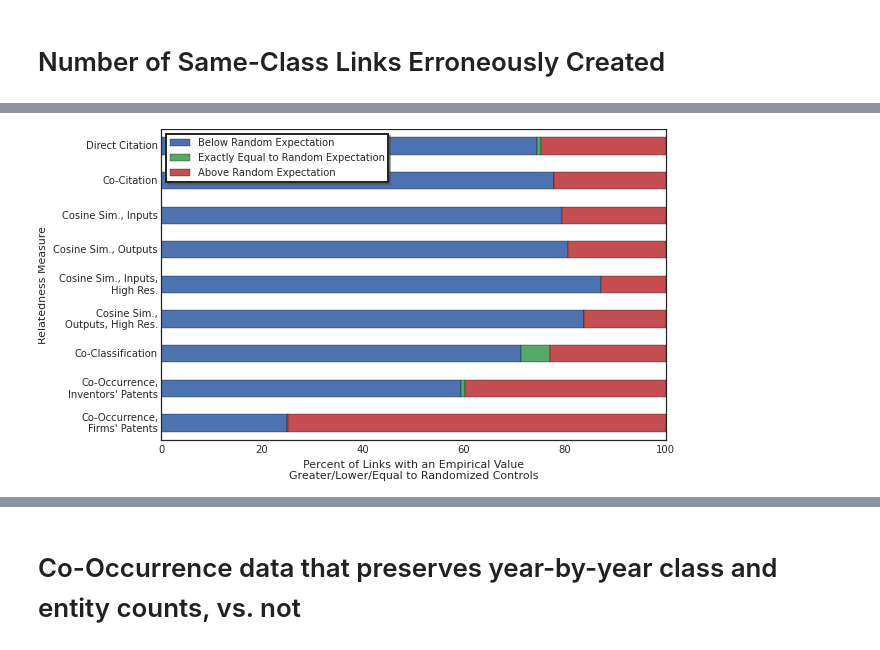
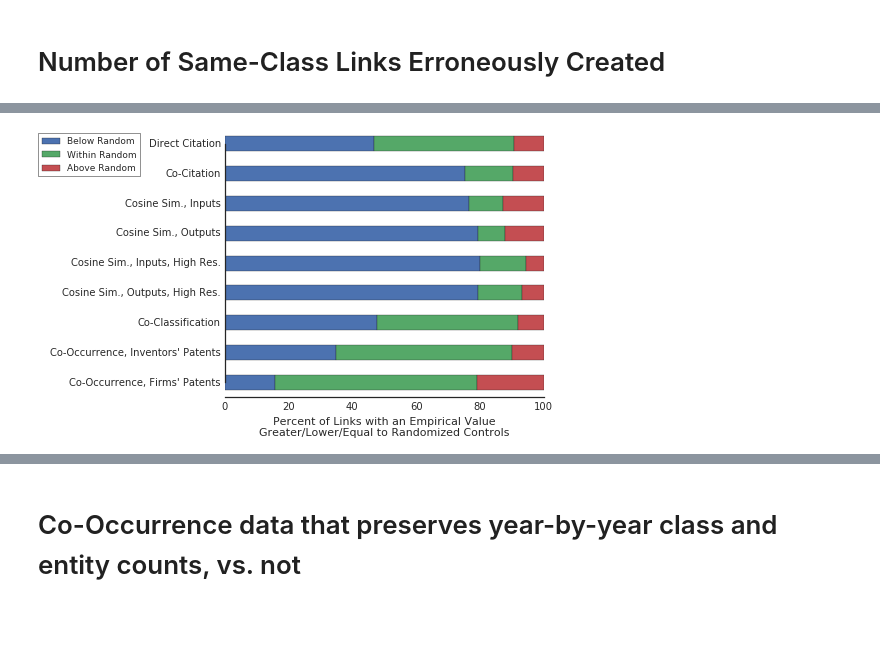
Before and after one commit to jeffalstott/technologyspace, a Jupyter notebook: src/Manuscript_Figures.ipynb, the cells around one changed output, grey strips where cells are left out. Drawn from its saved outputs; the diff is of its cells as text; code cells hidden in the pictures; blank space fills up the shorter version.

Commit message:
Revision of code for new analyses, bug fixes, and improved figures.

```diff
--- a/src/Manuscript_Figures.ipynb
+++ b/src/Manuscript_Figures.ipynb
@@ -771,8 +699,8 @@ Most links are weak, some links are strong
 # %%
 store = pd.HDFStore(data_directory+'Class_Relatedness_Networks/class_relatedness_networks.h5')
 # %%
-controls_max = clean_measure_names(store['randomized_max_%s'%class_system].ix[:,target_year])
-controls_min = clean_measure_names(store['randomized_min_%s'%class_system].ix[:,target_year])
+controls_max = clean_measure_names(store['randomized_max_%s'%class_system].ix[:,target_year, empirical.major_axis, empirical.minor_axis])
+controls_min = clean_measure_names(store['randomized_min_%s'%class_system].ix[:,target_year, empirical.major_axis, empirical.minor_axis])
 # %%
 summary_table = pd.DataFrame(index=empirical.items,
                             columns=["Below Randomized Controls",
@@ -934,16 +720,3 @@ NameError: name 'class_labels' is not defined
-# %%
-summary_table = pd.DataFrame(index=z_scores.items,
-                            columns=["Below Random Expectation",
-                                     "Exactly Equal to Random Expectation",
-                                     "Above Random Expectation",
-                                     ]
-                            )
-
-for measure in z_scores.items:
-    vals = off_diagonal(z_scores.ix[measure].fillna(0).values)
-    summary_table.ix[measure, "Above Random Expectation"] = 100*(sum(vals>0)/len(vals))
-    summary_table.ix[measure, "Below Random Expectation"] = 100*(sum(vals<0)/len(vals))
-    summary_table.ix[measure, "Exactly Equal to Random Expectation"] = 100*(sum(vals==0)/len(vals))
 # %%
 summary_table
 # %% [output]
@@ -961,23 +734,39 @@ summary_table
 # %%
 fig = figure(figsize=(fig_two_col, fig_two_col/1.618))
 ax = fig.add_subplot(1,1,1)
 
-summary_table.iloc[::-1].plot(kind='barh',
+summary_table.rename(columns={'Below Randomized Controls': 'Below Random',
+                              'Within Randomized Controls': 'Within Random',
+                              'Above Randomized Controls': 'Above Random'
+                             }).iloc[::-1].plot(kind='barh',
                                         stacked=True,
                                         legend=False,
                                        ax=ax)
-xlim(xmax=100)
+#xlim(xmax=100)
 
 xlabel("Percent of Links with an Empirical Value\n"
        "Greater/Lower/Equal to Randomized Controls")
-ylabel("Relatedness Measure")
+# ylabel("Relatedness Measure")
+ylabel("")
+ax.set_yticklabels([x.get_text().replace('\n', ' ') for x in ax.get_yticklabels()])
 
 
-pretty_tick_labels(wraplength=20, axis='y')
+#pretty_tick_labels(wraplength=20, axis='y')
 l = legend(loc="upper left",
        frameon=True,
-       shadow=True)
+       shadow=False,
+          bbox_to_anchor=[-.6,1],
+          fontsize=9)
 fr = l.get_frame()
-fr.set_linewidth(2)
+fr.set_linewidth(.5)
+
+sns.despine(trim=True)
+
+figures.append(fig)
+
+fig.tight_layout(pad=0)
+if save_as_manuscript_figures:
+    filename = 'Related_Unrelated_Percentages_Two_Column'
+    savefig(figures_directory+filename+'_'+class_system+'.pdf', bbox_inches='tight')
 # %% [output]
-[figure, old version]
+[figure, new version]
```
Also changed, not shown: parts of 69 cells of this notebook, 9 other files.
